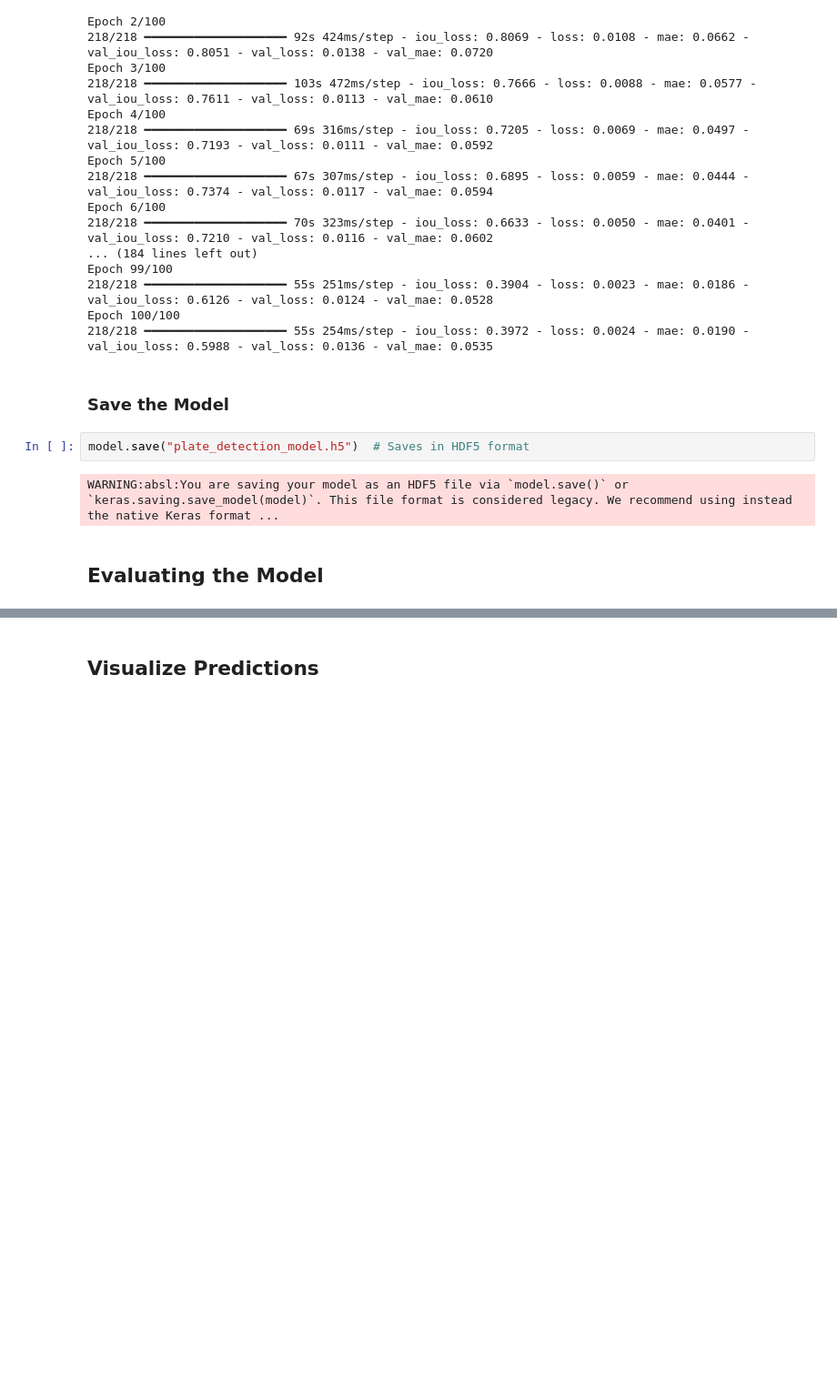
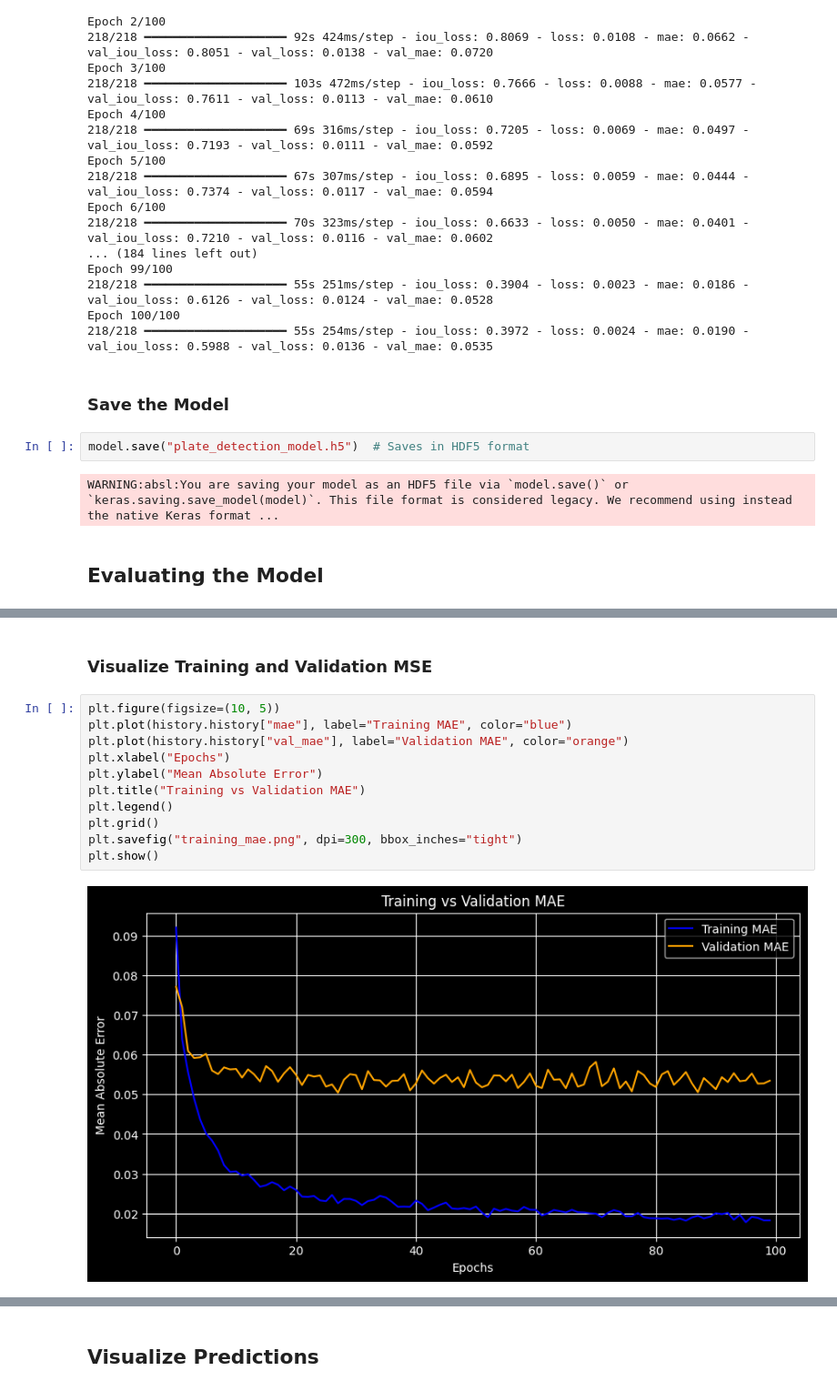
Before and after one commit to Brianhulela/ebook_object_detection, a Jupyter notebook: chapters/CNN_bounding_box_detect/detect.ipynb, the cells around one changed output, grey strips where cells are left out. Shown at 91% size. Saved outputs shown, nothing was run; the diff lists cells and outputs as text; blank space fills up the shorter version.

```diff
--- a/chapters/CNN_bounding_box_detect/detect.ipynb
+++ b/chapters/CNN_bounding_box_detect/detect.ipynb
@@ -317,0 +334,15 @@ plt.show()
+# %% [markdown]
+### Visualize Training and Validation MSE
+# %%
+plt.figure(figsize=(10, 5))
+plt.plot(history.history["mae"], label="Training MAE", color="blue")
+plt.plot(history.history["val_mae"], label="Validation MAE", color="orange")
+plt.xlabel("Epochs")
+plt.ylabel("Mean Absolute Error")
+plt.title("Training vs Validation MAE")
+plt.legend()
+plt.grid()
+plt.savefig("training_mae.png", dpi=300, bbox_inches="tight")
+plt.show()
+# %% [output]
+[figure, added]
```
Also changed, not shown: parts of 8 cells of this notebook, 3 other files.
